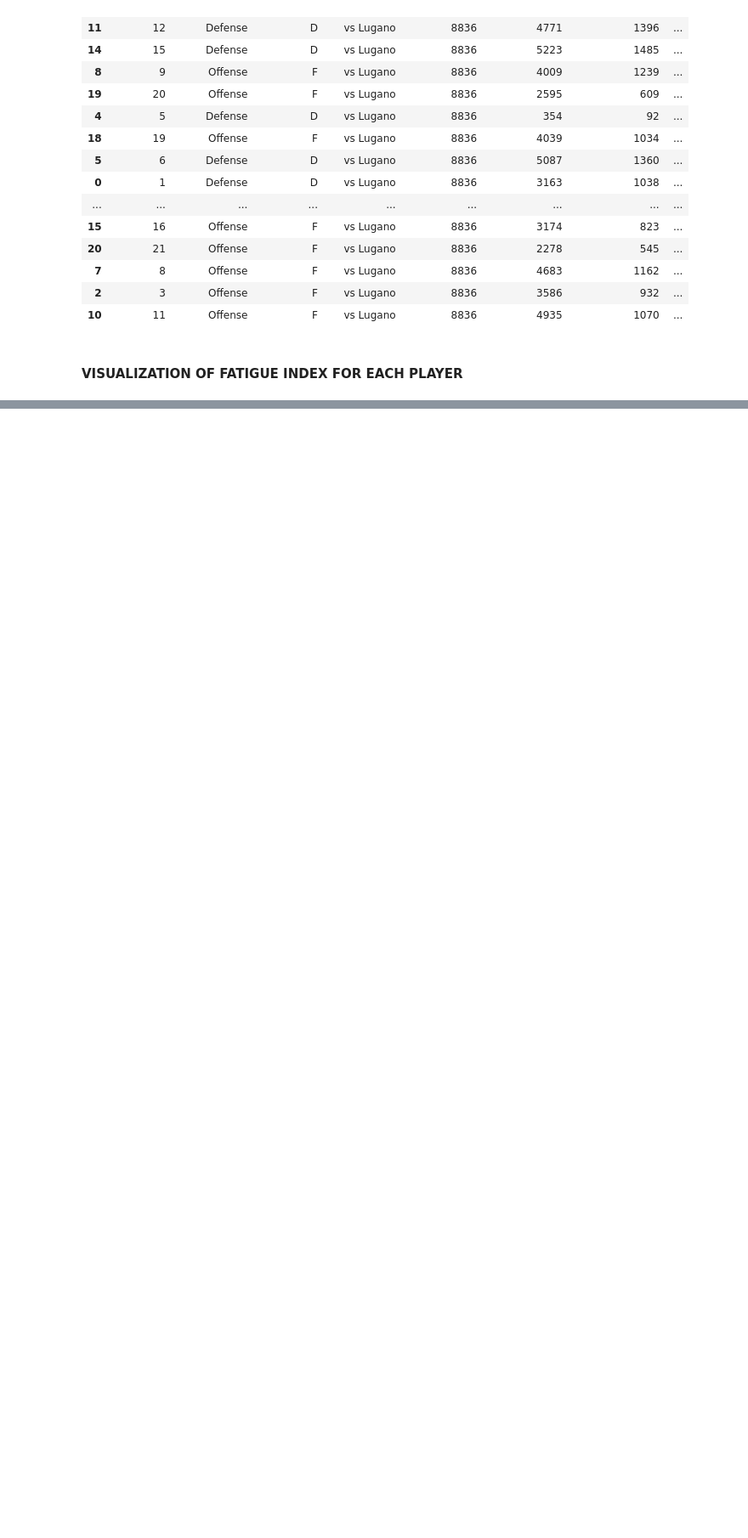
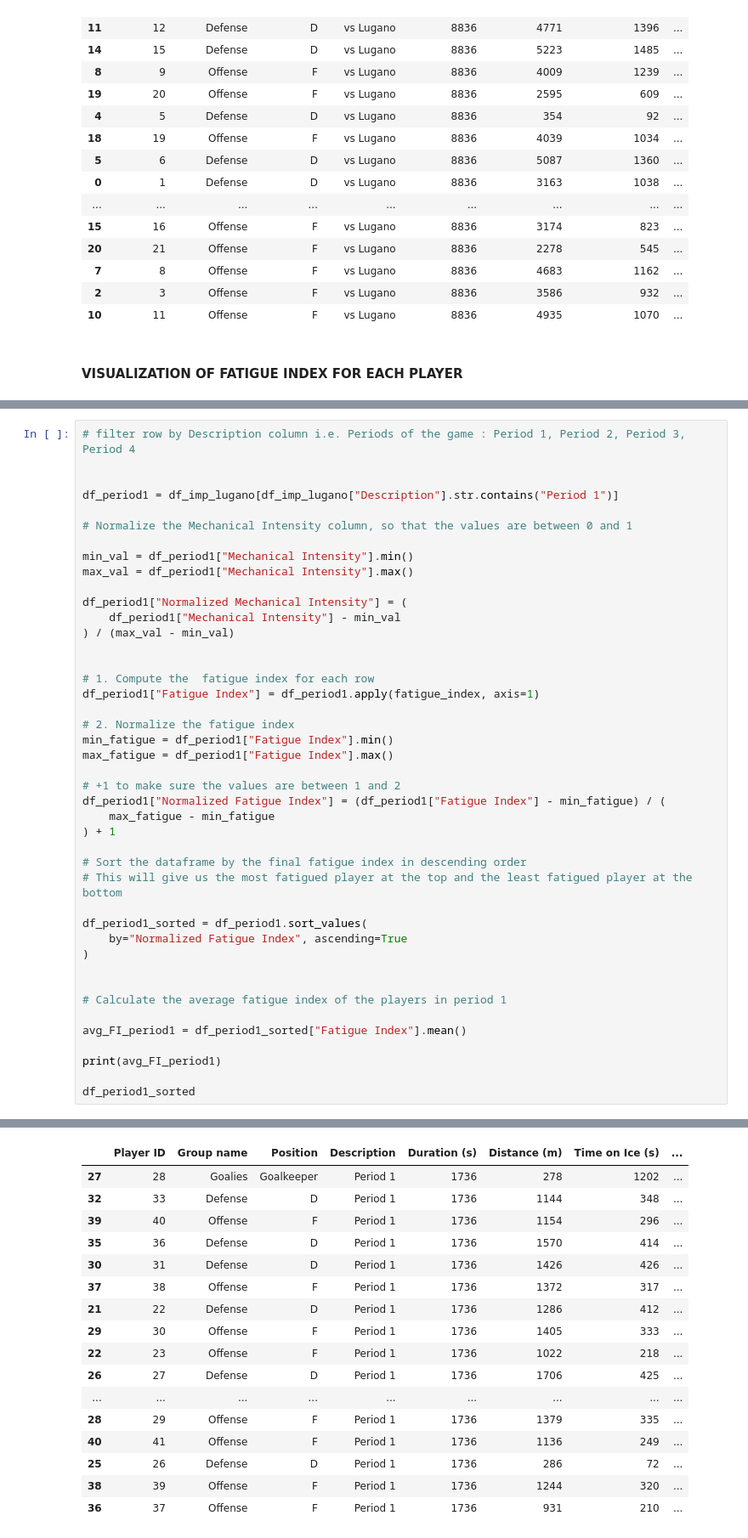
Before and after one commit to SamuelDevdas/Ice-Hockey-Players-Physical-Fatigue-Analysis, a Jupyter notebook: new.ipynb, the cells around one changed output, grey strips where cells are left out. Shown: that part at 85% size. Saved outputs shown, nothing was run; the diff lists cells and outputs as text; blank space fills up the shorter version.

```diff
--- a/new.ipynb
+++ b/new.ipynb
@@ -534,0 +486,44 @@ FileNotFoundError: [Errno 2] No such file or directory: 'D:\\Python\\Articles\\m
+# %%
+# filter row by Description column i.e. Periods of the game : Period 1, Period 2, Period 3, Period 4
+
+
+df_period1 = df_imp_lugano[df_imp_lugano["Description"].str.contains("Period 1")]
+
+# Normalize the Mechanical Intensity column, so that the values are between 0 and 1
+
+min_val = df_period1["Mechanical Intensity"].min()
+max_val = df_period1["Mechanical Intensity"].max()
+
+df_period1["Normalized Mechanical Intensity"] = (
+    df_period1["Mechanical Intensity"] - min_val
+) / (max_val - min_val)
+
+
+# 1. Compute the  fatigue index for each row
+df_period1["Fatigue Index"] = df_period1.apply(fatigue_index, axis=1)
+
+# 2. Normalize the fatigue index
+min_fatigue = df_period1["Fatigue Index"].min()
+max_fatigue = df_period1["Fatigue Index"].max()
+
+# +1 to make sure the values are between 1 and 2
+df_period1["Normalized Fatigue Index"] = (df_period1["Fatigue Index"] - min_fatigue) / (
+    max_fatigue - min_fatigue
+) + 1
+
+# Sort the dataframe by the final fatigue index in descending order
+# This will give us the most fatigued player at the top and the least fatigued player at the bottom
+
+df_period1_sorted = df_period1.sort_values(
+    by="Normalized Fatigue Index", ascending=True
+)
+
+
+# Calculate the average fatigue index of the players in period 1
+
+avg_FI_period1 = df_period1_sorted["Fatigue Index"].mean()
+
+print(avg_FI_period1)
+
+df_period1_sorted
+# %% [output]
@@ -534,0 +546,17 @@ FileNotFoundError: [Errno 2] No such file or directory: 'D:\\Python\\Articles\\m
+|  | Player ID | Group name | Position | Description | Duration (s) | Distance (m) | Time on Ice (s) | ... |
+| 27 | 28 | Goalies | Goalkeeper | Period 1 | 1736 | 278 | 1202 | ... |
+| 32 | 33 | Defense | D | Period 1 | 1736 | 1144 | 348 | ... |
+| 39 | 40 | Offense | F | Period 1 | 1736 | 1154 | 296 | ... |
+| 35 | 36 | Defense | D | Period 1 | 1736 | 1570 | 414 | ... |
+| 30 | 31 | Defense | D | Period 1 | 1736 | 1426 | 426 | ... |
+| 37 | 38 | Offense | F | Period 1 | 1736 | 1372 | 317 | ... |
+| 21 | 22 | Defense | D | Period 1 | 1736 | 1286 | 412 | ... |
+| 29 | 30 | Offense | F | Period 1 | 1736 | 1405 | 333 | ... |
+| 22 | 23 | Offense | F | Period 1 | 1736 | 1022 | 218 | ... |
+| 26 | 27 | Defense | D | Period 1 | 1736 | 1706 | 425 | ... |
+| ... | ... | ... | ... | ... | ... | ... | ... | ... |
+| 28 | 29 | Offense | F | Period 1 | 1736 | 1379 | 335 | ... |
+| 40 | 41 | Offense | F | Period 1 | 1736 | 1136 | 249 | ... |
+| 25 | 26 | Defense | D | Period 1 | 1736 | 286 | 72 | ... |
+| 38 | 39 | Offense | F | Period 1 | 1736 | 1244 | 320 | ... |
+| 36 | 37 | Offense | F | Period 1 | 1736 | 931 | 210 | ... |
```
Also changed, not shown: parts of 32 cells of this notebook.
